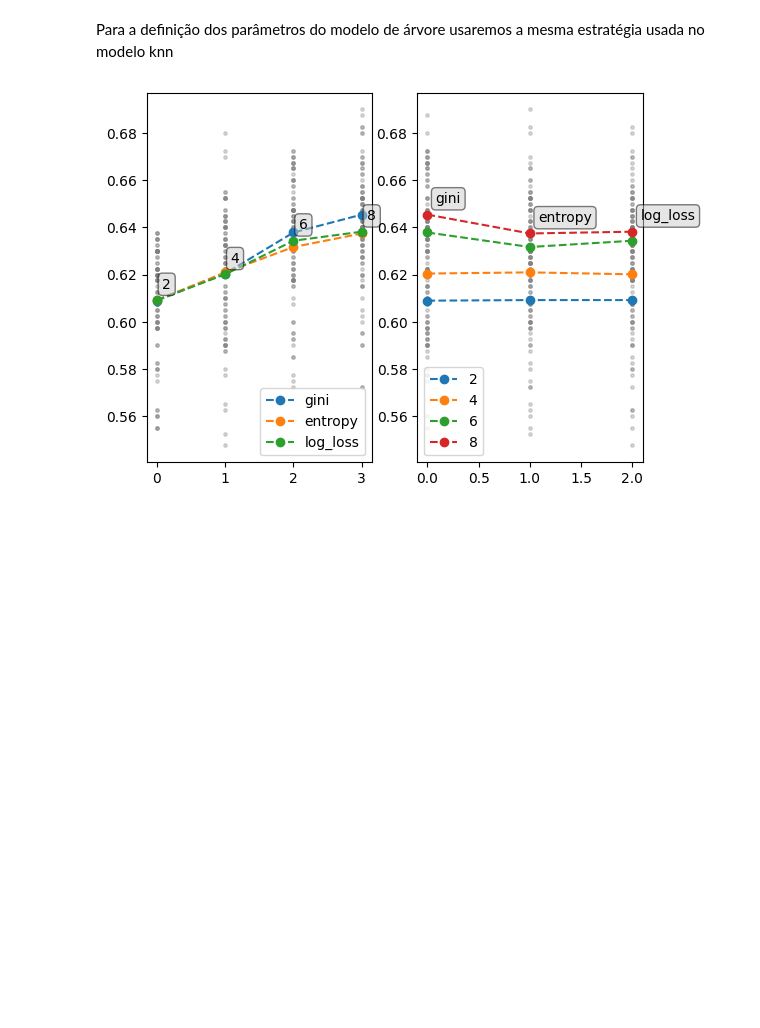
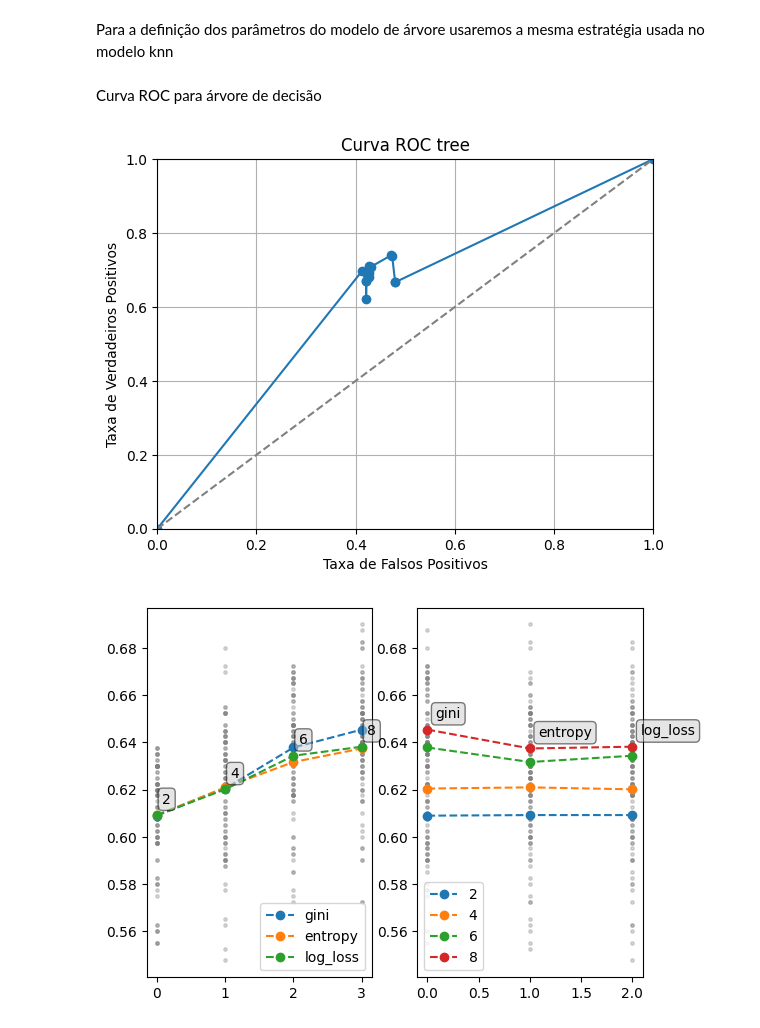
Before and after one commit to fagner02/RealFakeClassification, a Jupyter notebook: project.ipynb, the cells around one changed output. Drawn from its saved outputs; the diff is of its cells as text; code cells hidden in the pictures; blank space fills up the shorter version.

Commit message:
ROC knn e tree

```diff
--- a/project.ipynb
+++ b/project.ipynb
@@ -108,3 +118,7 @@ Apesar dos resultados variarem bastante ao plotarmos a media e a mediana das 30
 if not os.path.exists('knn_scores.npy'):
     with open('knn_scores.npy', 'wb') as f:
         np.save(f, np.array(knn_scores,dtype=object), allow_pickle=True)
+# %%
+if not os.path.exists('confusion_matrices.npy'):
+    with open('confusion_matrices.npy', 'wb') as f:
+        np.save(f, np.array(confusion_matrices,dtype=object), allow_pickle=True)
@@ -140,6 +188,8 @@ import itertools as it
 Para a definição dos parâmetros do modelo de árvore usaremos a mesma estratégia usada no modelo knn
 # %%
 tree_scores = []
+confusion_matrices_tree = []
+
 criterions = ["gini", "entropy", "log_loss"]
 max_depths = range(2, 9, 2)
 if not os.path.exists("tree_scores.npy"):
@@ -148,11 +198,15 @@ if not os.path.exists("tree_scores.npy"):
     b = [auxiliar_data(flat_train_x, train_y, 2000) for _ in range(iterations)]
     for comb in it.product(criterions, max_depths):
         mean = []
+        confusion_matrix_tree_list = []
         for k in range(iterations):
             tree_model = DecisionTreeClassifier(criterion=comb[0], max_depth=comb[1])
             tree_model.fit(b[k][0], b[k][1])
             mean.append(tree_model.score(a[k][0], a[k][1]))
+            predictions = tree_model.predict(a[k][0])
+            confusion_matrix_tree_list.append(confusion_matrix(a[k][1], predictions))
         tree_scores.append(mean)
+        confusion_matrices_tree.append(confusion_matrix_tree_list)
 # %%
 if not os.path.exists('tree_scores.npy'):
     with open('tree_scores.npy', 'wb') as f:
@@ -160,6 +214,47 @@ if not os.path.exists('tree_scores.npy'):
 # %%
 with open('tree_scores.npy', 'rb') as f:
     tree_scores = np.load(f, allow_pickle=True)
+# %%
+if not os.path.exists('confusion_matrices_tree.npy'):
+    with open('confusion_matrices_tree.npy', 'wb') as f:
+        np.save(f, np.array(confusion_matrices_tree,dtype=object), allow_pickle=True)
+# %%
+with open('confusion_matrices_tree.npy', 'rb') as f:
+    confusion_matrices_tree = np.load(f, allow_pickle=True)
+# %% [markdown]
+Curva ROC para árvore de decisão
+# %%
+x = [0]
+y = [0]
+
+for confusion_matrice_t in confusion_matrices_tree:
+    matriz = confusion_matrice_t[0]
+
+    for elemento in confusion_matrice_t [1:]:
+        matriz += elemento
+
+    tn, fp, fn, tp = matriz.ravel()
+    x.append(fp/(fp+tn))
+    y.append(tp/(tp+fn))
+
+x.append(1)
+y.append(1)
+
+temp = list(zip(x, y))
+temp = sorted(temp, key=lambda x: x[0])
+temp.reverse()
+x, y = np.array(temp).transpose()
+plt.ylim(0, 1)
+plt.xlim(0, 1)
+plt.plot(x, y, '-o')
+plt.plot([0, 1], [0, 1], '--', color='gray')
+
+plt.xlabel('Taxa de Falsos Positivos')
+plt.ylabel('Taxa de Verdadeiros Positivos')
+plt.title('Curva ROC tree')
+plt.grid(True)
+# %% [output]
+[figure, added]
 # %%
 tree_scores_avg = [np.mean(x) for x in tree_scores]
 # %%
```
Also changed, not shown: parts of 4 cells of this notebook, 2 other files.
